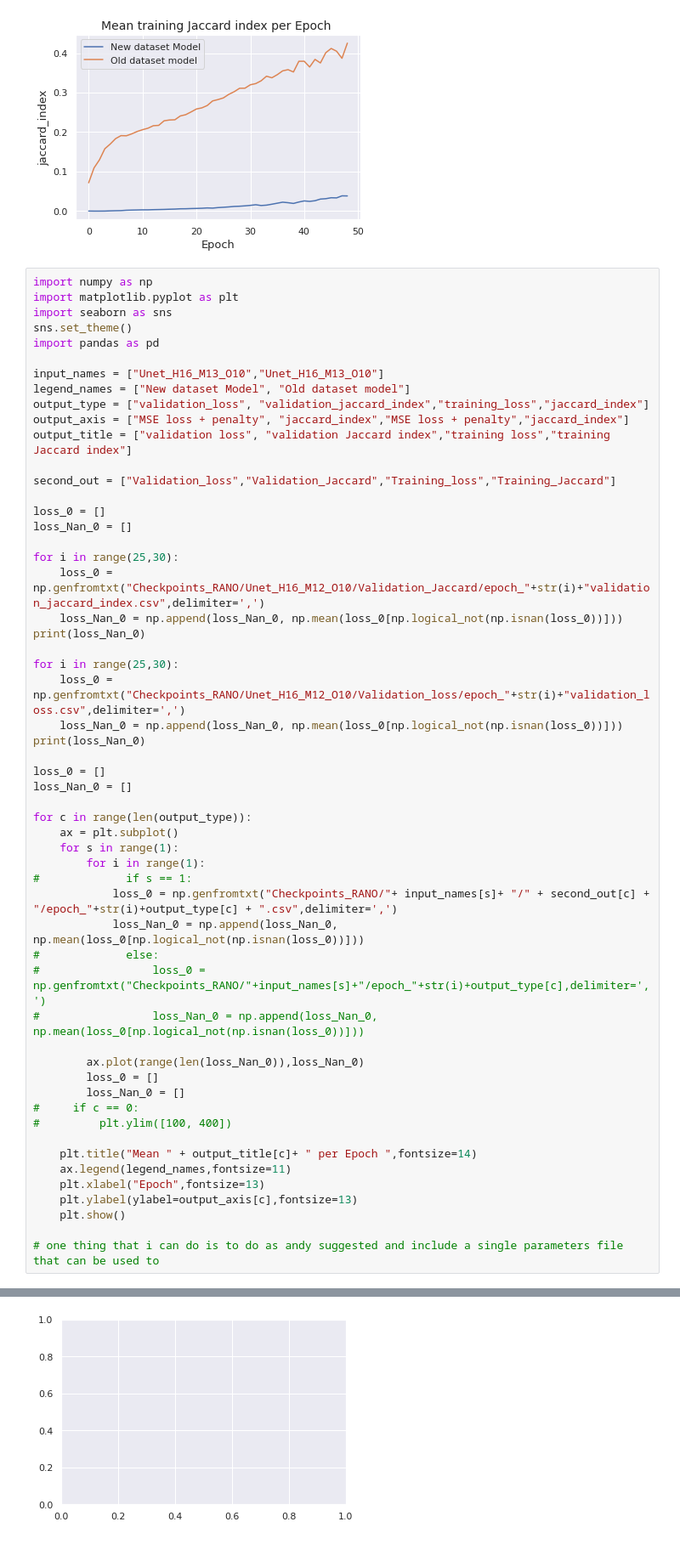
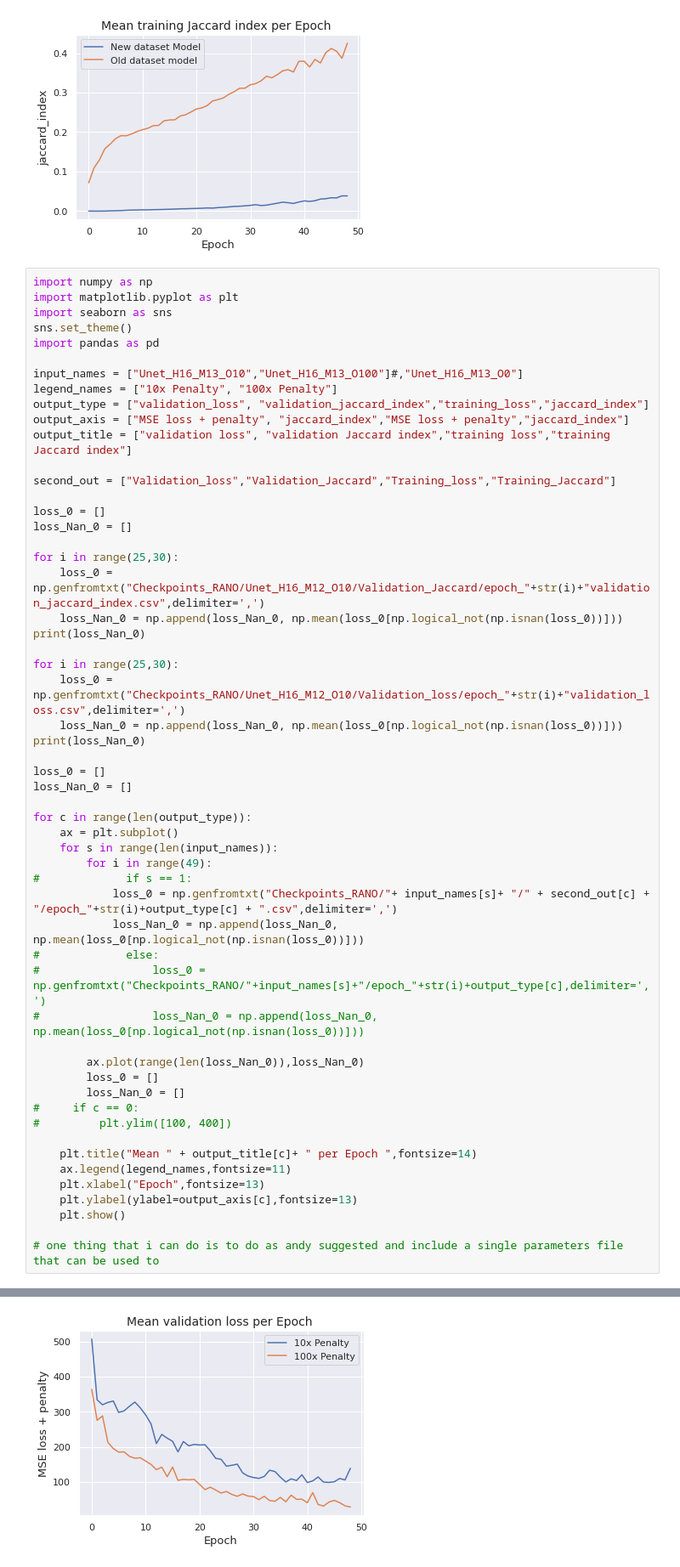
Before and after one commit to Jmckone1/unet, a Jupyter notebook: Post_Orth_Penalty_Outputs.ipynb, the cells around one changed output, grey strips where cells are left out. Shown: that part at 85% size. Saved outputs shown, nothing was run; the diff lists cells and outputs as text.

```diff
--- a/Post_Orth_Penalty_Outputs.ipynb
+++ b/Post_Orth_Penalty_Outputs.ipynb
@@ -175,8 +175,8 @@ import seaborn as sns
 sns.set_theme()
 import pandas as pd
 
-input_names = ["Unet_H16_M13_O10","Unet_H16_M13_O10"]
-legend_names = ["New dataset Model", "Old dataset model"]
+input_names = ["Unet_H16_M13_O10","Unet_H16_M13_O100"]#,"Unet_H16_M13_O0"]
+legend_names = ["10x Penalty", "100x Penalty"]
 output_type = ["validation_loss", "validation_jaccard_index","training_loss","jaccard_index"]
 output_axis = ["MSE loss + penalty", "jaccard_index","MSE loss + penalty","jaccard_index"]
 output_title = ["validation loss", "validation Jaccard index","training loss","training Jaccard index"]
@@ -201,8 +201,8 @@ loss_Nan_0 = []
 
 for c in range(len(output_type)):
     ax = plt.subplot()
-    for s in range(1):
-        for i in range(1):
+    for s in range(len(input_names)):
+        for i in range(49):
 #             if s == 1:
             loss_0 = np.genfromtxt("Checkpoints_RANO/"+ input_names[s]+ "/" + second_out[c] + "/epoch_"+str(i)+output_type[c] + ".csv",delimiter=',')
             loss_Nan_0 = np.append(loss_Nan_0, np.mean(loss_0[np.logical_not(np.isnan(loss_0))]))
@@ -231 +230 @@ OSError: Checkpoints_RANO/Unet_H16_M13_O10/Validation_loss/epoch_0validation_los
-[figure, old version]
+[figure, new version]
```
Also changed, not shown: parts of 4 cells of this notebook, 3 other files.
